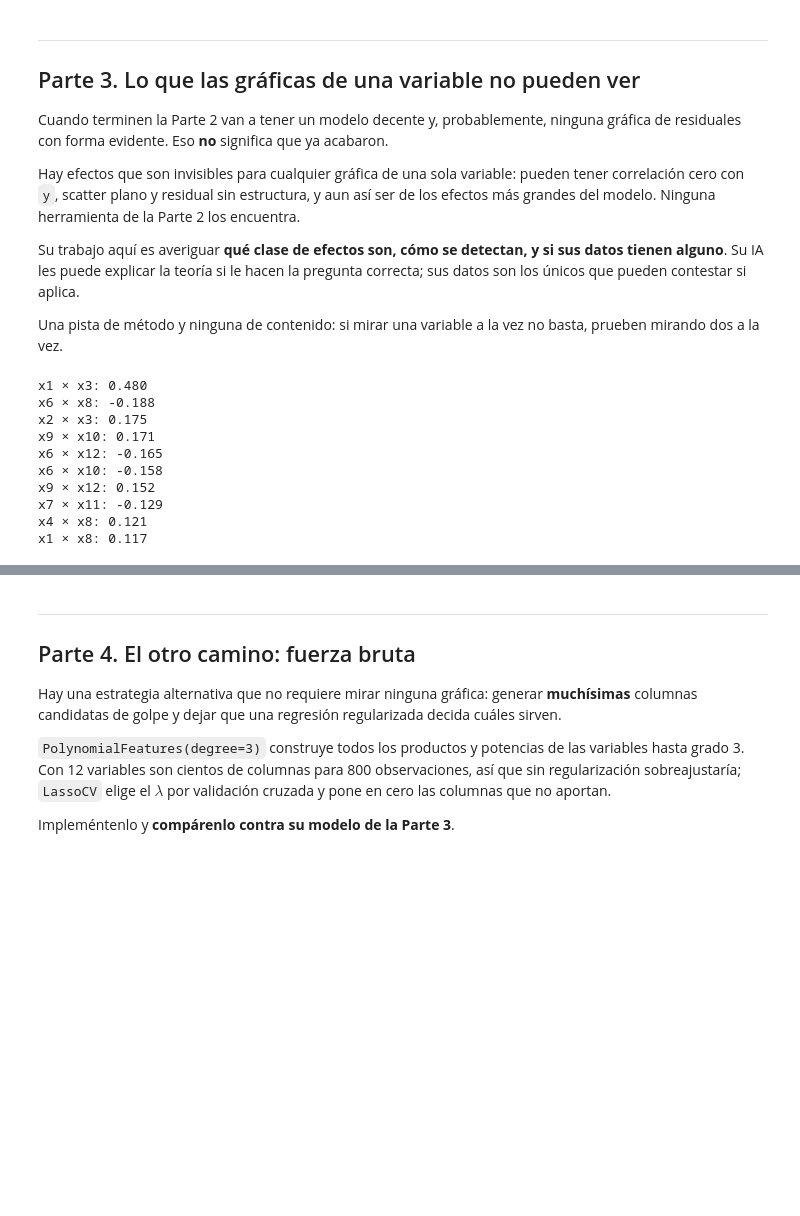
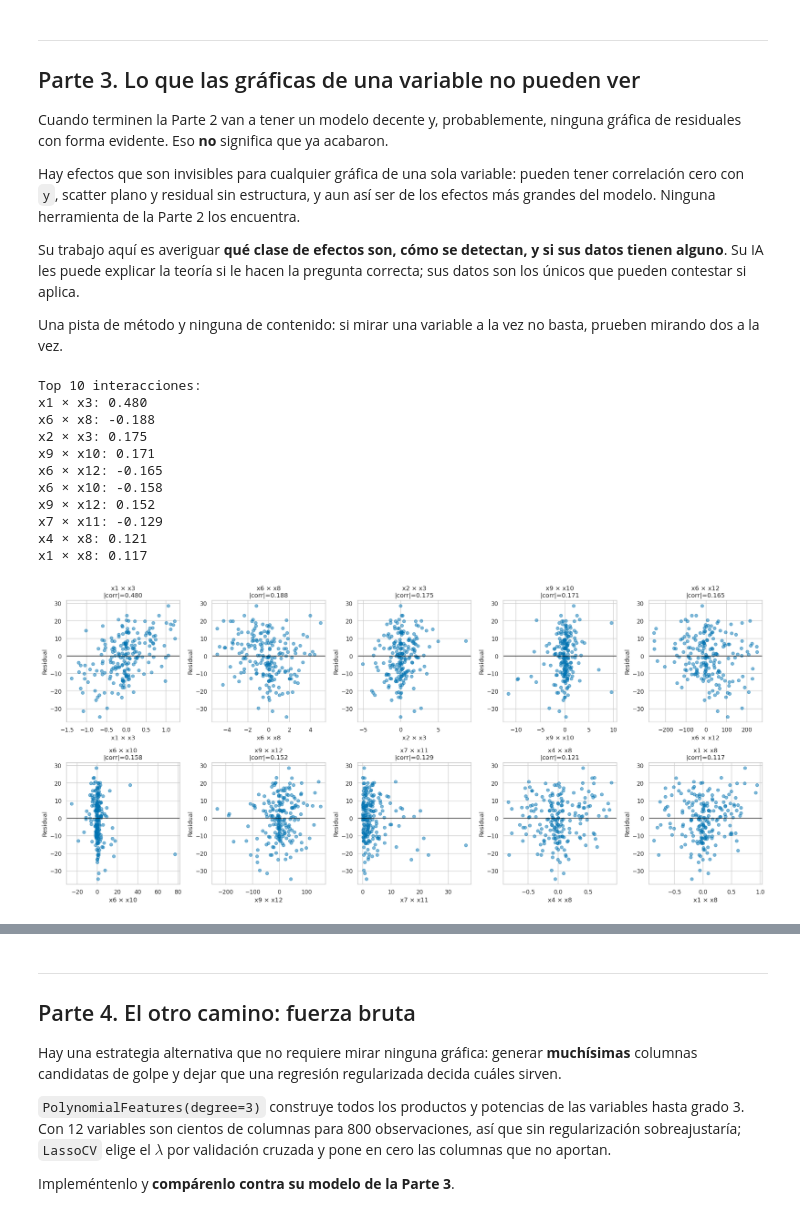
Before and after one commit to regisanzcontro/mineria_datos, a Jupyter notebook: tareas/tarea_01_aproximacion_funcion.ipynb, the cells around one changed output, grey strips where cells are left out. Cells and saved outputs as stored; diff of their text form; code cells hidden in the pictures; blank space fills up the shorter version.

Commit message:
Entrega tarea 01

```diff
--- a/tareas/tarea_01_aproximacion_funcion.ipynb
+++ b/tareas/tarea_01_aproximacion_funcion.ipynb
@@ -381,37 +381,57 @@ datos son los únicos que pueden contestar si aplica.
 Una pista de método y ninguna de contenido: si mirar una variable a la vez no basta,
 prueben mirando dos a la vez.
 # %%
-# TODO: exploren aquí.
-# Buscar posibles interacciones entre pares de variables
 resultados_interacciones = []
 
 for i in range(len(VARIABLES)):
     for j in range(i + 1, len(VARIABLES)):
         var1 = VARIABLES[i]
         var2 = VARIABLES[j]
 
         producto = X_val[var1] * X_val[var2]
         corr = np.corrcoef(producto, residuales)[0, 1]
 
         resultados_interacciones.append((var1, var2, corr))
 
-# Ordenar de mayor a menor correlación absoluta
+# Ordenar por correlación absoluta, de mayor a menor
 resultados_interacciones.sort(key=lambda x: abs(x[2]), reverse=True)
 
-# Mostrar las 10 interacciones más prometedoras
+# Mostrar las 10 más prometedoras
+print("Top 10 interacciones:")
 for var1, var2, corr in resultados_interacciones[:10]:
     print(f"{var1} × {var2}: {corr:.3f}")
-# Son 66 pares de variables y no tienen que revisarlos a ciegas: usen lo que ya
-# aprendieron en la Parte 2 para decidir por dónde empezar.
+
+# Graficar las top 10
+top10 = resultados_interacciones[:10]
+
+fig, axes = plt.subplots(2, 5, figsize=(20, 9))
+axes = axes.flatten()
+
+for ax, (var1, var2, corr) in zip(axes, top10):
+    producto = X_val[var1] * X_val[var2]
+    ax.scatter(producto, residuales, alpha=0.5)
+    ax.axhline(0, color="black", linewidth=1)
+    ax.set_title(f"{var1} × {var2}\n|corr|={abs(corr):.3f}")
+    ax.set_xlabel(f"{var1} × {var2}")
+    ax.set_ylabel("Residual")
+
+# Ocultar ejes vacíos si faltan paneles
+for ax in axes[len(top10):]:
+    ax.axis("off")
+
+plt.tight_layout()
+plt.show()
 # %% [output]
+Top 10 interacciones:
 x1 × x3: 0.480
 x6 × x8: -0.188
 x2 × x3: 0.175
 x9 × x10: 0.171
 x6 × x12: -0.165
 x6 × x10: -0.158
 x9 × x12: 0.152
 x7 × x11: -0.129
 x4 × x8: 0.121
 x1 × x8: 0.117
+[figure, added]
 # %%
```
Also changed, not shown: parts of 12 cells of this notebook, 1 other file.
